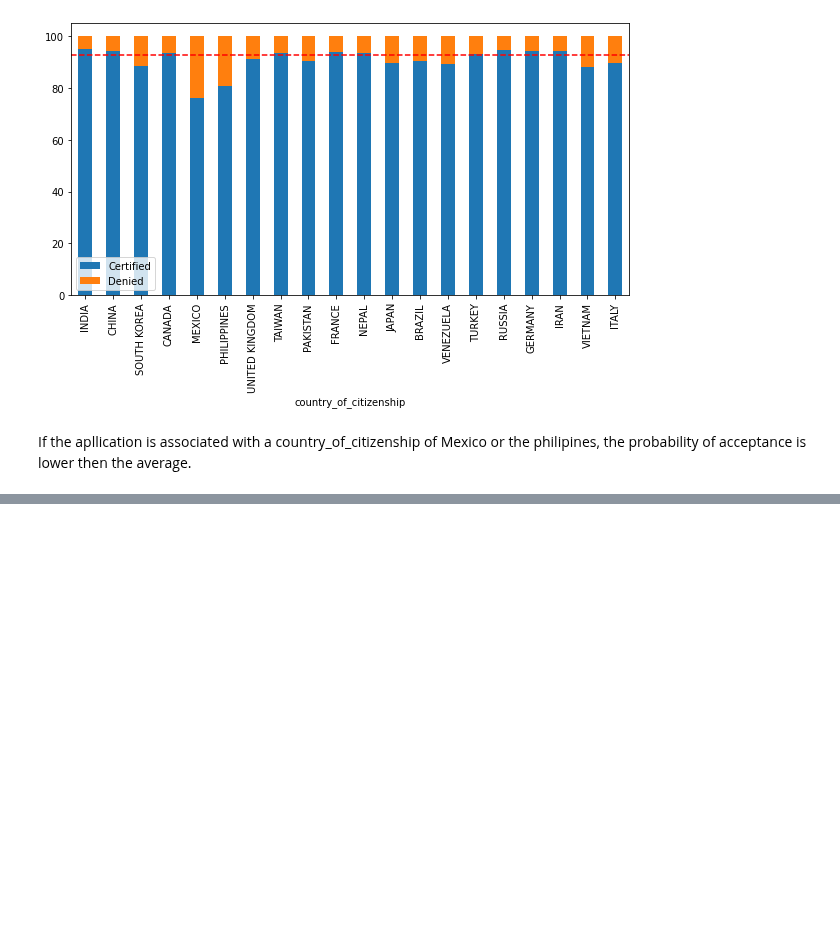
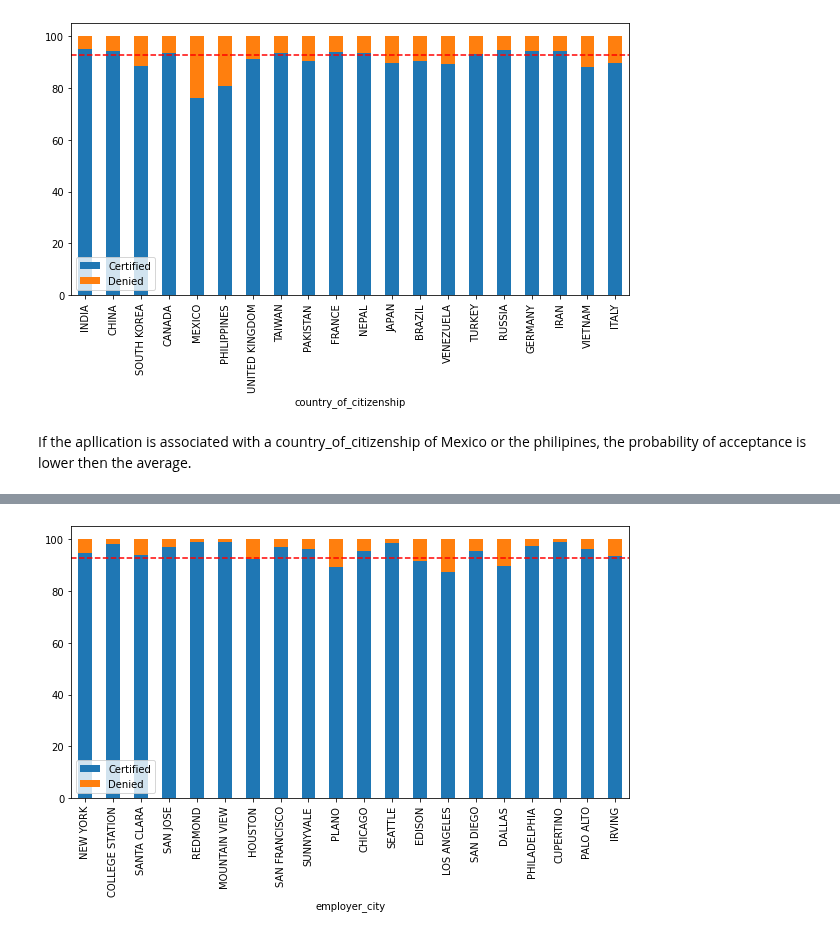
Before and after one commit to andy8001/python_visa, a Jupyter notebook: analysis/factorsInfluencingTheAcceptanceOfApplications.ipynb, the cells around one changed output, grey strips where cells are left out. Saved outputs shown, nothing was run; the diff lists cells and outputs as text; code cells hidden in the pictures; blank space fills up the shorter version.

```diff
--- a/analysis/factorsInfluencingTheAcceptanceOfApplications.ipynb
+++ b/analysis/factorsInfluencingTheAcceptanceOfApplications.ipynb
@@ -177,0 +208,4 @@ If the apllication is associated with a country_of_citizenship of Mexico or the
+# %%
+influence_on_acceptance_stacked_bar_chart(visas_df, "employer_city", "case_status", 20)
+# %% [output]
+[figure, added]
```
Also changed, not shown: parts of 15 cells of this notebook, 4 other files.
